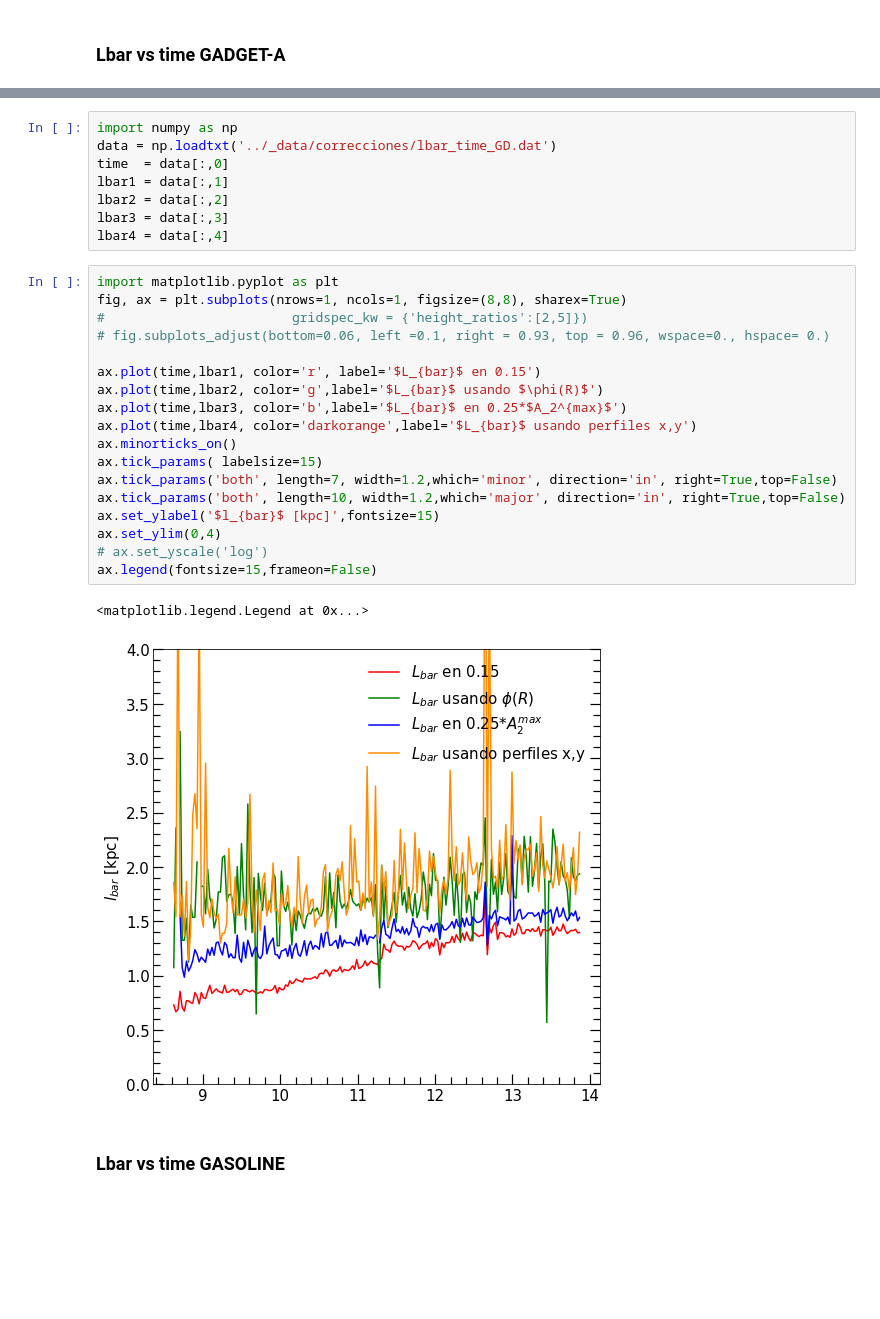
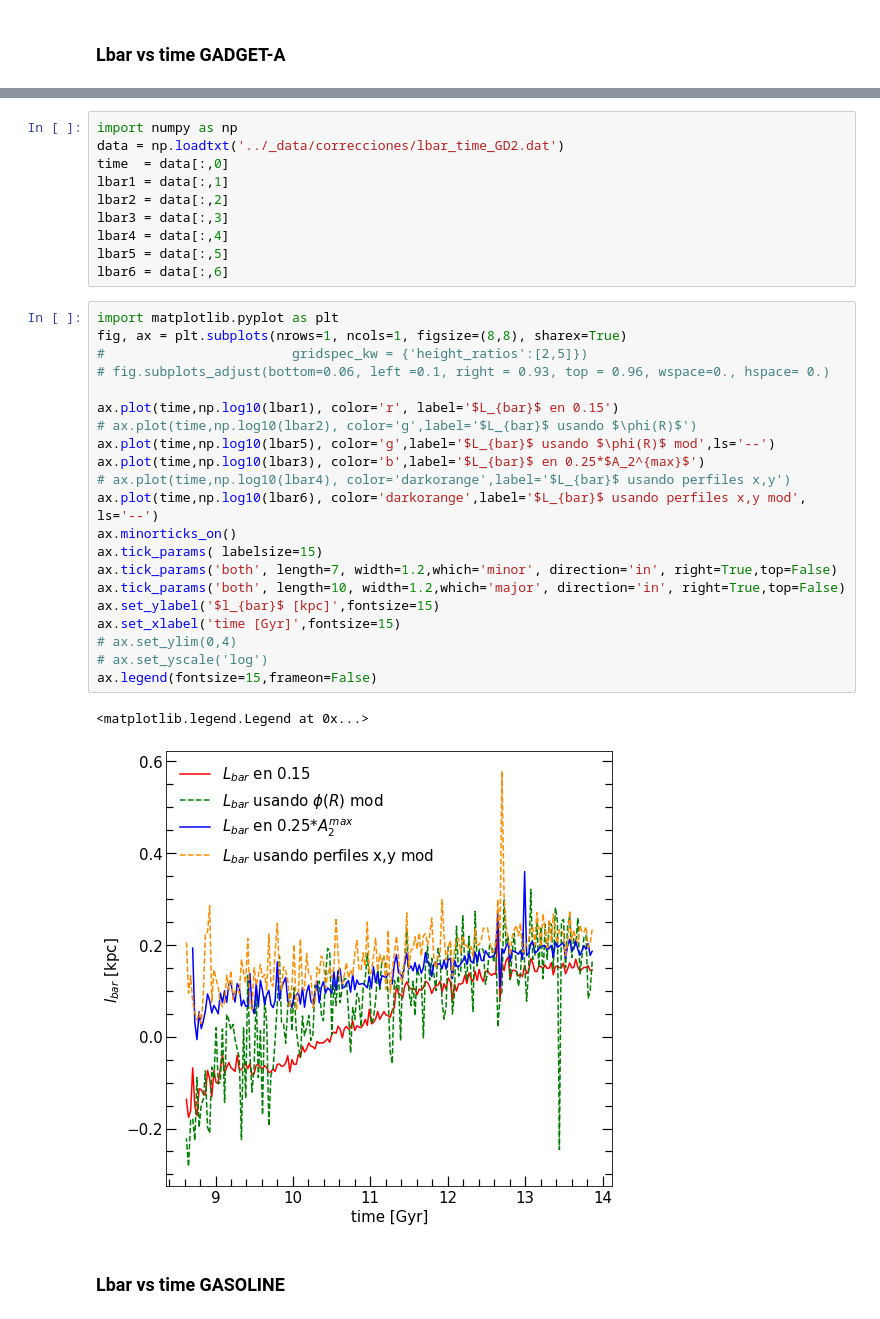
Before and after one commit to ornemarioni/Barras_GdGs, a Jupyter notebook: Barras_Gd/programs/lbar_simulaciones_referee.ipynb, the cells around one changed output, grey strips where cells are left out. Saved outputs shown, nothing was run; the diff lists cells and outputs as text; blank space fills up the shorter version.

Commit message:
calculamos 2 lbar nuevos y recalculamos el omegabar en las puntas de la barra

```diff
--- a/Barras_Gd/programs/lbar_simulaciones_referee.ipynb
+++ b/Barras_Gd/programs/lbar_simulaciones_referee.ipynb
@@ -708,32 +796,37 @@ for isnap in snapshot:
 # %%
 import numpy as np
-data = np.loadtxt('../_data/correcciones/lbar_time_GD.dat')
+data = np.loadtxt('../_data/correcciones/lbar_time_GD2.dat')
 time  = data[:,0]
 lbar1 = data[:,1]
 lbar2 = data[:,2]
 lbar3 = data[:,3]
 lbar4 = data[:,4]
+lbar5 = data[:,5]
+lbar6 = data[:,6]
 # %%
 import matplotlib.pyplot as plt
 fig, ax = plt.subplots(nrows=1, ncols=1, figsize=(8,8), sharex=True)
 #                        gridspec_kw = {'height_ratios':[2,5]})
 # fig.subplots_adjust(bottom=0.06, left =0.1, right = 0.93, top = 0.96, wspace=0., hspace= 0.)
 
-ax.plot(time,lbar1, color='r', label='$L_{bar}$ en 0.15')
-ax.plot(time,lbar2, color='g',label='$L_{bar}$ usando $\phi(R)$')
-ax.plot(time,lbar3, color='b',label='$L_{bar}$ en 0.25*$A_2^{max}$')
-ax.plot(time,lbar4, color='darkorange',label='$L_{bar}$ usando perfiles x,y')
+ax.plot(time,np.log10(lbar1), color='r', label='$L_{bar}$ en 0.15')
+# ax.plot(time,np.log10(lbar2), color='g',label='$L_{bar}$ usando $\phi(R)$')
+ax.plot(time,np.log10(lbar5), color='g',label='$L_{bar}$ usando $\phi(R)$ mod',ls='--')
+ax.plot(time,np.log10(lbar3), color='b',label='$L_{bar}$ en 0.25*$A_2^{max}$')
+# ax.plot(time,np.log10(lbar4), color='darkorange',label='$L_{bar}$ usando perfiles x,y')
+ax.plot(time,np.log10(lbar6), color='darkorange',label='$L_{bar}$ usando perfiles x,y mod', ls='--')
 ax.minorticks_on()
 ax.tick_params( labelsize=15)
 ax.tick_params('both', length=7, width=1.2,which='minor', direction='in', right=True,top=False)
 ax.tick_params('both', length=10, width=1.2,which='major', direction='in', right=True,top=False)
 ax.set_ylabel('$l_{bar}$ [kpc]',fontsize=15)
-ax.set_ylim(0,4)
+ax.set_xlabel('time [Gyr]',fontsize=15)
+# ax.set_ylim(0,4)
 # ax.set_yscale('log')
 ax.legend(fontsize=15,frameon=False)
 # %% [output]
 <matplotlib.legend.Legend at 0x...>
-[figure, old version]
+[figure, new version]
 # %% [markdown]
 ### Lbar vs time GASOLINE
 # %%
```
Also changed, not shown: parts of 9 cells of this notebook, 4 other files.
